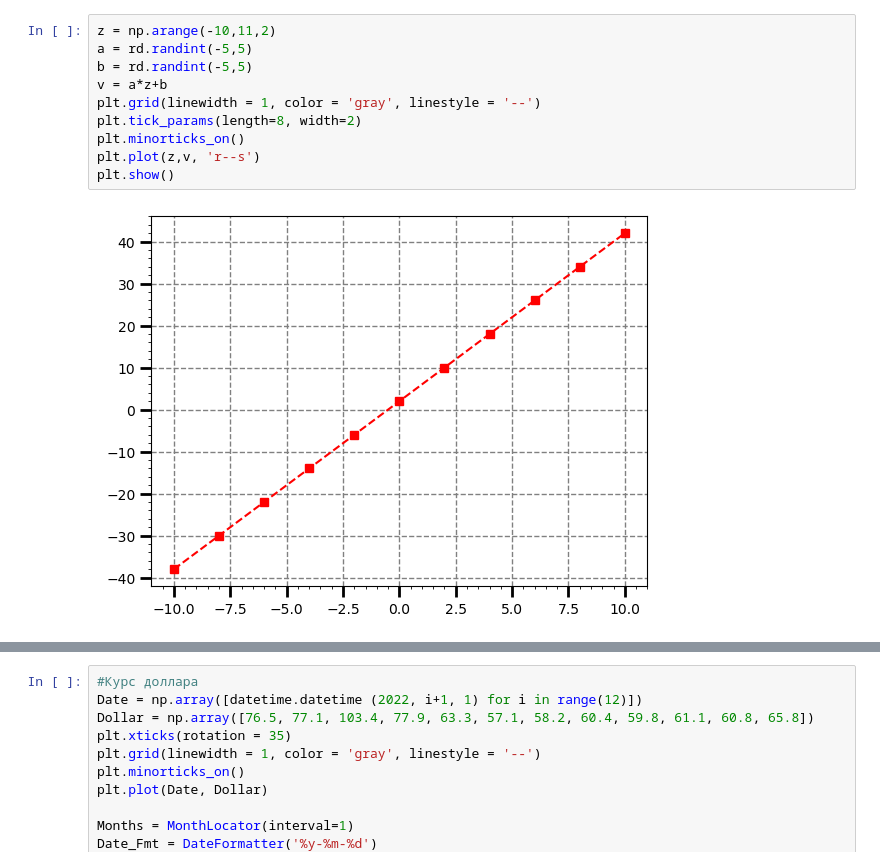
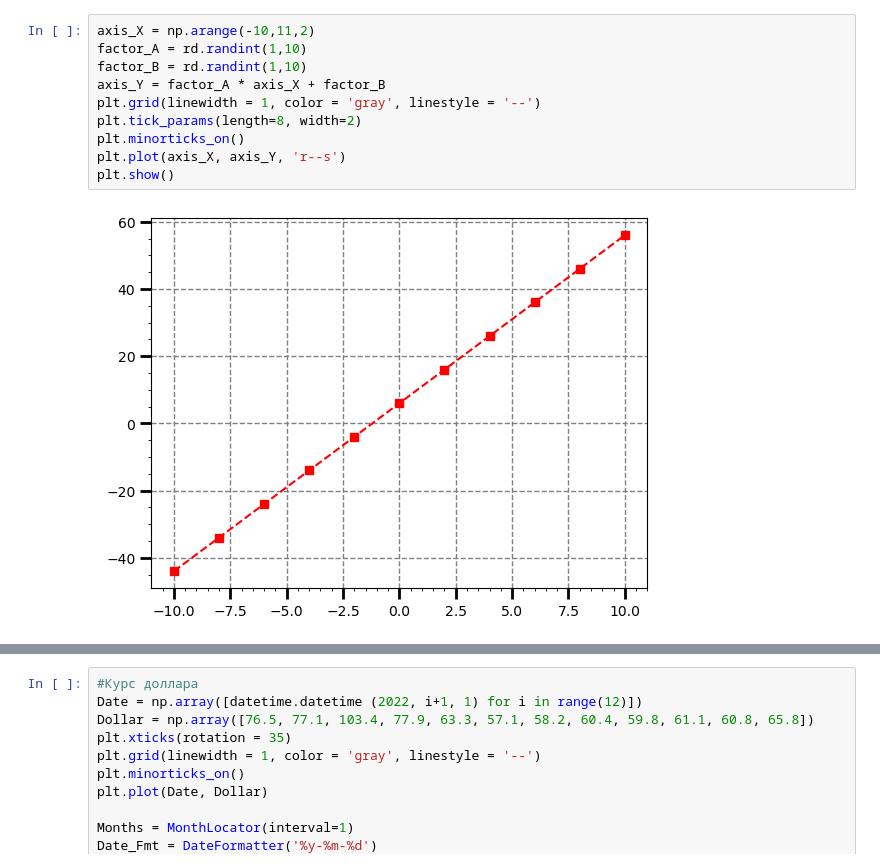
Before and after one commit to ILawrance/PythonLaba5, a Jupyter notebook: visual.ipynb, the cells around one changed output, grey strips where cells are left out. Cells and saved outputs as stored; diff of their text form.

```diff
--- a/visual.ipynb
+++ b/visual.ipynb
@@ -18,15 +18,15 @@ plt.show()
 # %% [output]
 [figure]
 # %%
-z = np.arange(-10,11,2)
-a = rd.randint(-5,5)
-b = rd.randint(-5,5)
-v = a*z+b
+axis_X = np.arange(-10,11,2)
+factor_A = rd.randint(1,10)
+factor_B = rd.randint(1,10)
+axis_Y = factor_A * axis_X + factor_B
 plt.grid(linewidth = 1, color = 'gray', linestyle = '--')
 plt.tick_params(length=8, width=2)
 plt.minorticks_on()
-plt.plot(z,v, 'r--s')
+plt.plot(axis_X, axis_Y, 'r--s')
 plt.show()
 # %% [output]
-[figure, old version]
+[figure, new version]
 # %%
```
Also changed, not shown: parts of 3 cells of this notebook.
